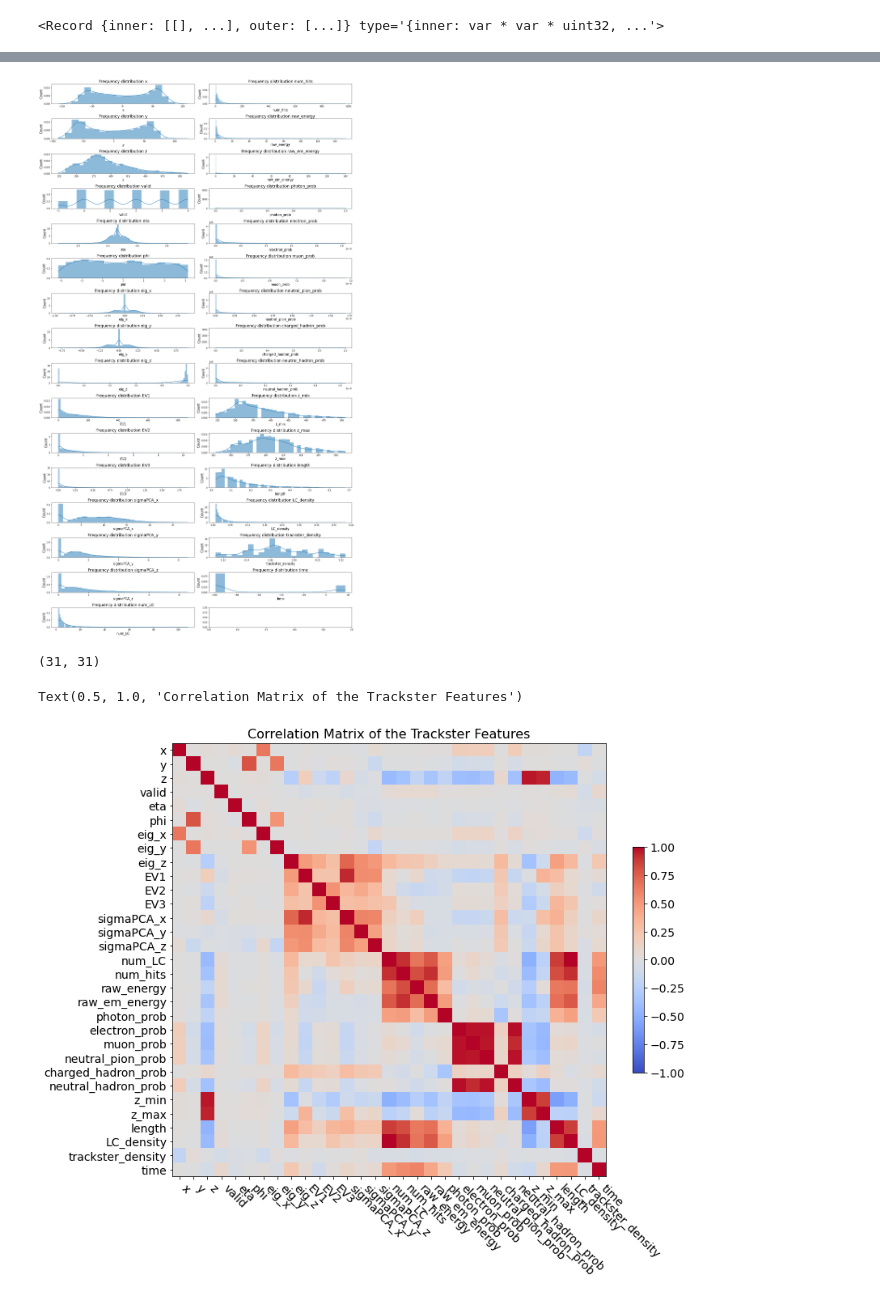
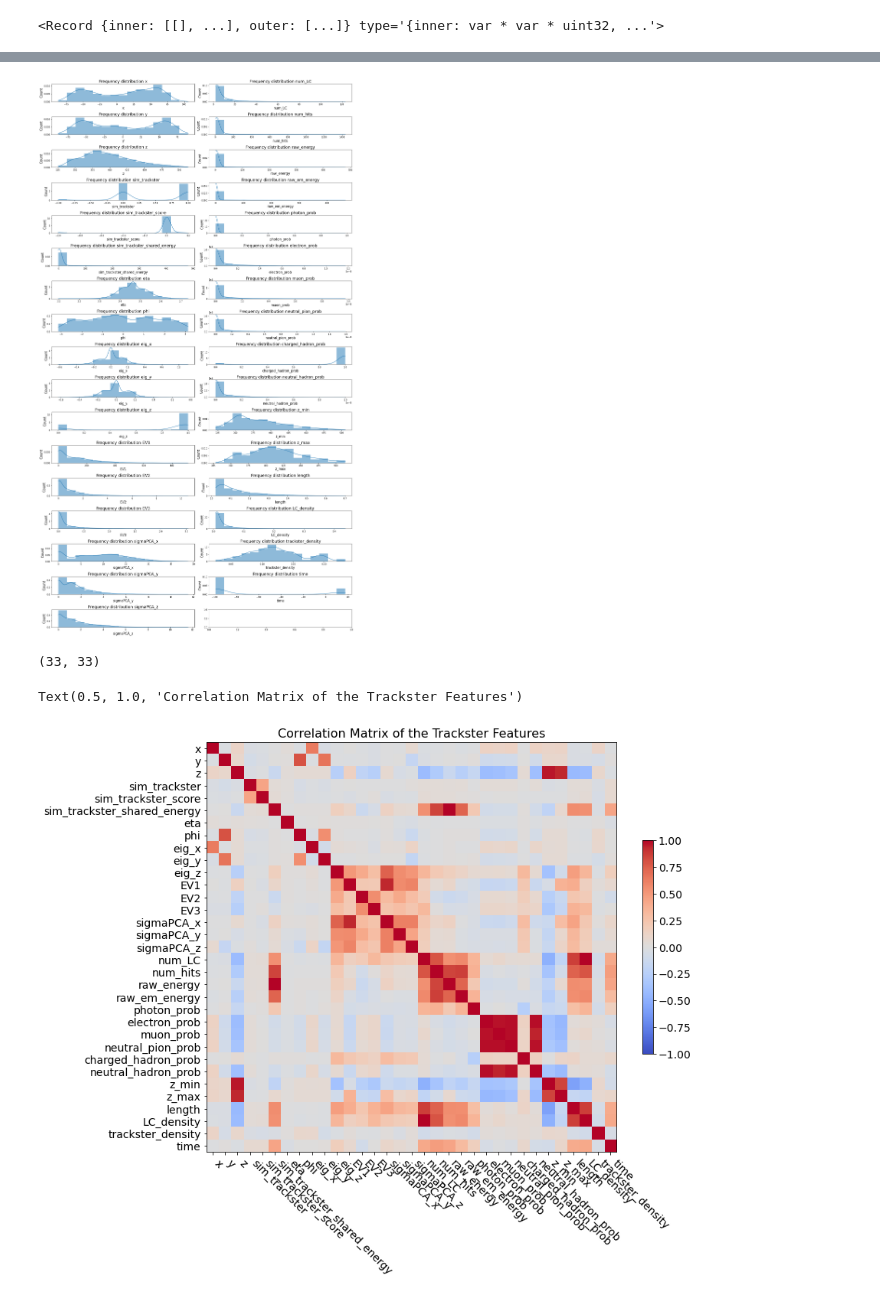
Before and after one commit to chrisizeh/Graph_Linking, a Jupyter notebook: data_processing.ipynb, the cells around one changed output, grey strips where cells are left out. Saved outputs shown, nothing was run; the diff lists cells and outputs as text; code cells hidden in the pictures.

```diff
--- a/data_processing.ipynb
+++ b/data_processing.ipynb
@@ -175,49 +181,49 @@ allassociations_array.ticlTrackstersCLUE3DHigh_simToReco_CP[0]
 # %%
-node_feature_keys = ["barycenter_x", "barycenter_y", "barycenter_z", "y", "barycenter_eta", "barycenter_phi", "eVector0_x", "eVector0_y", "eVector0_z",  "EV1", "EV2", "EV3", "sigmaPCA1", "sigmaPCA2", "sigmaPCA3", "num_LCs", "num_hits", "raw_energy", "raw_em_energy", "photon_prob", "electron_prob", "muon_prob", "neutral_pion_prob", "charged_hadron_prob", "neutral_hadron_prob", "z_min", "z_max", "length", "LC_density", "trackster_density", "time"]
-thesis_feature_names = ["x", "y", "z", "valid", "eta", "phi", "eig_x", "eig_y", "eig_z",  "EV1", "EV2", "EV3", "sigmaPCA_x", "sigmaPCA_y", "sigmaPCA_z", "num_LC", "num_hits", "raw_energy", "raw_em_energy", "photon_prob", "electron_prob", "muon_prob", "neutral_pion_prob", "charged_hadron_prob", "neutral_hadron_prob", "z_min", "z_max", "length", "LC_density", "trackster_density", "time"]
+node_feature_keys_plot = ["barycenter_x", "barycenter_y", "barycenter_z", "y", "score", "shared_e", "barycenter_eta", "barycenter_phi", "eVector0_x", "eVector0_y", "eVector0_z",  "EV1", "EV2", "EV3", "sigmaPCA1", "sigmaPCA2", "sigmaPCA3", "num_LCs", "num_hits", "raw_energy", "raw_em_energy", "photon_prob", "electron_prob", "muon_prob", "neutral_pion_prob", "charged_hadron_prob", "neutral_hadron_prob", "z_min", "z_max", "length", "LC_density", "trackster_density", "time"]
+node_feature_names_plot = ["x", "y", "z", "sim_trackster", "sim_trackster_score", "sim_trackster_shared_energy", "eta", "phi", "eig_x", "eig_y", "eig_z",  "EV1", "EV2", "EV3", "sigmaPCA_x", "sigmaPCA_y", "sigmaPCA_z", "num_LC", "num_hits", "raw_energy", "raw_em_energy", "photon_prob", "electron_prob", "muon_prob", "neutral_pion_prob", "charged_hadron_prob", "neutral_hadron_prob", "z_min", "z_max", "length", "LC_density", "trackster_density", "time"]
 # %%
 track_vals = []
 
-scols = int(np.ceil(len(node_feature_keys)/2))
+scols = int(np.ceil(len(node_feature_keys_plot)/2))
 srows = 2
 fig, axes = plt.subplots(scols, srows, figsize=(20, 35), constrained_layout=True)
 
-for i in tqdm(range(len(node_feature_keys))):
+for i in tqdm(range(len(node_feature_keys_plot))):
     ax_col = int(i%scols)
     ax_row = int(i/scols)
 
-    values = ak.flatten(data[node_feature_keys[i]])
+    values = ak.flatten(data[node_feature_keys_plot[i]])
     track_vals.append(values)
-    sns.histplot(values, ax=axes[ax_col, ax_row], kde=True, stat="density", linewidth=0)
-    axes[ax_col, ax_row].set_title('Frequency distribution '+ thesis_feature_names[i], fontsize=18)
-    axes[ax_col, ax_row].set_xlabel(thesis_feature_names[i], fontsize=15)
+    sns.histplot(values, ax=axes[ax_col, ax_row], kde=True, stat="density", linewidth=0, bins=15)
+    axes[ax_col, ax_row].set_title('Frequency distribution '+ node_feature_names_plot[i], fontsize=18)
+    axes[ax_col, ax_row].set_xlabel(node_feature_names_plot[i], fontsize=15)
     axes[ax_col, ax_row].set_ylabel('Count', fontsize=15)
 
 fig.tight_layout()
 plt.show()
 # %% [output]
-[figure, old version]
+[figure, new version]
 # %%
 track_vals = np.array(track_vals)
 # %%
 corr_matrix = np.corrcoef(track_vals)
 print(corr_matrix.shape)
 # %% [output]
-(31, 31)
+(33, 33)
 # %%
 f = plt.figure(figsize=(12, 10))
 plt.matshow(corr_matrix, fignum=f.number, cmap='coolwarm', vmin=-1, vmax=1)
 
-plt.xticks(range(len(thesis_feature_names)), thesis_feature_names, fontsize=14, rotation=-45, ha="left")
-plt.yticks(range(len(thesis_feature_names)), thesis_feature_names, fontsize=14)
+plt.xticks(range(len(node_feature_names_plot)), node_feature_names_plot, fontsize=14, rotation=-45, ha="left")
+plt.yticks(range(len(node_feature_names_plot)), node_feature_names_plot, fontsize=14)
 ax = plt.gca()
 ax.xaxis.set_ticks_position('bottom')
 cb = plt.colorbar(shrink=0.5)
 cb.ax.tick_params(labelsize=14)
 plt.title('Correlation Matrix of the Trackster Features', fontsize=16)
 # %% [output]
 Text(0.5, 1.0, 'Correlation Matrix of the Trackster Features')
-[figure, old version]
+[figure, new version]
 # %%
 fig = plt.figure()
 ax = fig.add_subplot(projection='3d')
```
Also changed, not shown: parts of 15 cells of this notebook, 2 other files.
